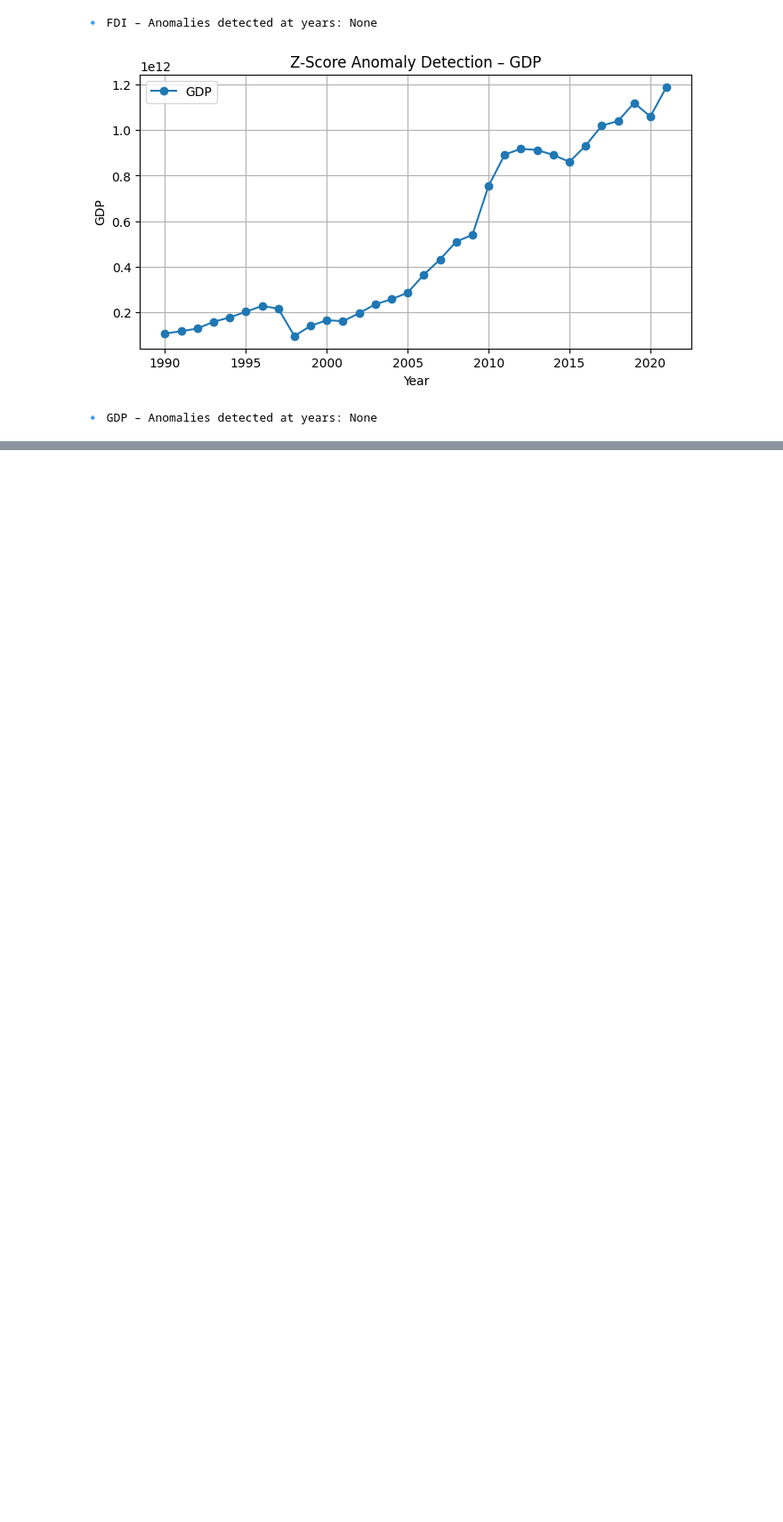
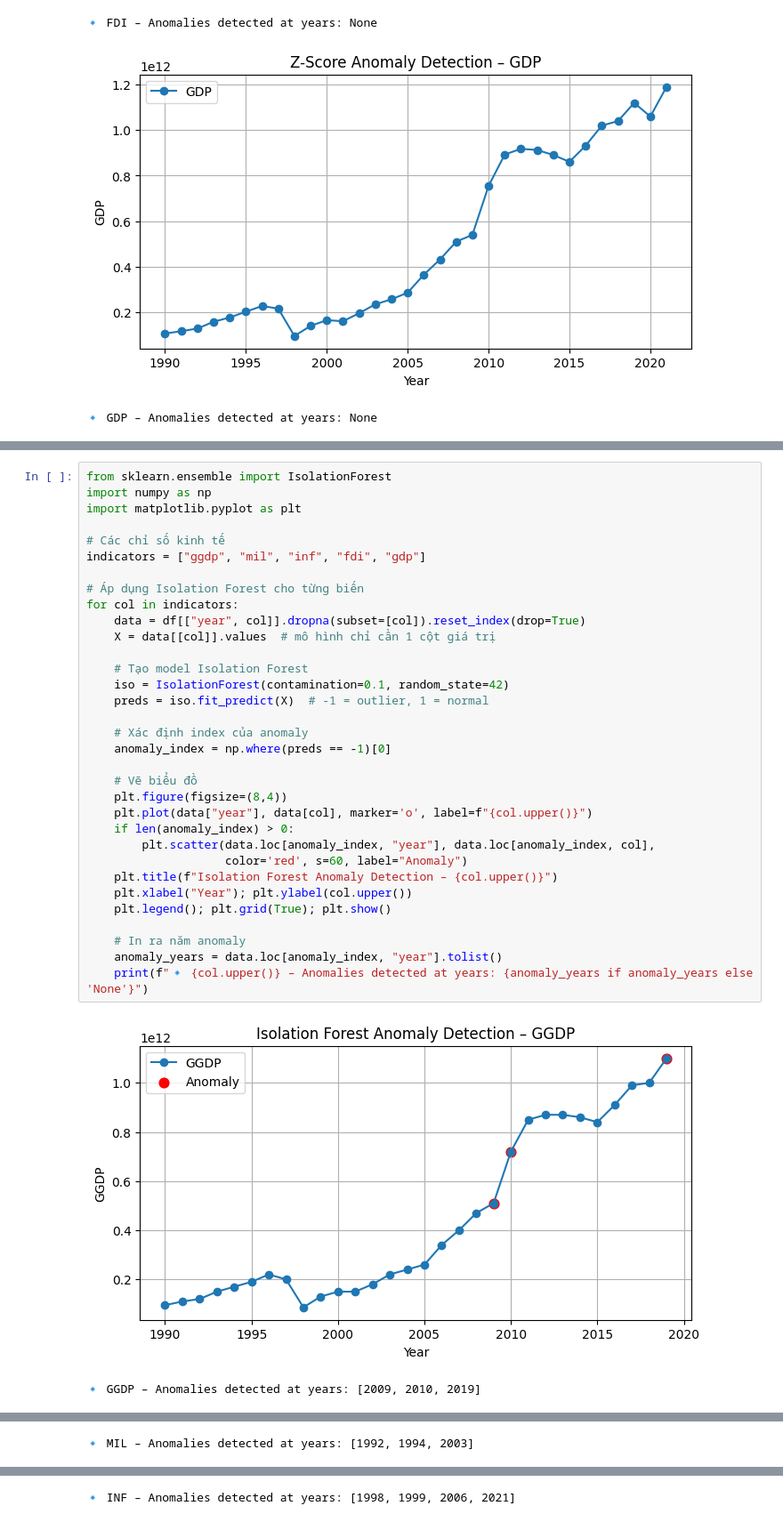
Before and after one commit to PhamDuyet-otw/Time-series, a Jupyter notebook: Part2.ipynb, the cells around one changed output, grey strips where cells are left out. Shown at 89% size. Cells and saved outputs as stored; diff of their text form; blank space fills up the shorter version.

Commit message:
add Isolation Forest part

```diff
--- a/Part2.ipynb
+++ b/Part2.ipynb
@@ -98,0 +116,36 @@ for col in indicators:
+# %%
+from sklearn.ensemble import IsolationForest
+import numpy as np
+import matplotlib.pyplot as plt
+
+# Các chỉ số kinh tế
+indicators = ["ggdp", "mil", "inf", "fdi", "gdp"]
+
+# Áp dụng Isolation Forest cho từng biến
+for col in indicators:
+    data = df[["year", col]].dropna(subset=[col]).reset_index(drop=True)
+    X = data[[col]].values  # mô hình chỉ cần 1 cột giá trị
+
+    # Tạo model Isolation Forest
+    iso = IsolationForest(contamination=0.1, random_state=42)
+    preds = iso.fit_predict(X)  # -1 = outlier, 1 = normal
+
+    # Xác định index của anomaly
+    anomaly_index = np.where(preds == -1)[0]
+
+    # Vẽ biểu đồ
+    plt.figure(figsize=(8,4))
+    plt.plot(data["year"], data[col], marker='o', label=f"{col.upper()}")
+    if len(anomaly_index) > 0:
+        plt.scatter(data.loc[anomaly_index, "year"], data.loc[anomaly_index, col],
+                    color='red', s=60, label="Anomaly")
+    plt.title(f"Isolation Forest Anomaly Detection – {col.upper()}")
+    plt.xlabel("Year"); plt.ylabel(col.upper())
+    plt.legend(); plt.grid(True); plt.show()
+
+    # In ra năm anomaly
+    anomaly_years = data.loc[anomaly_index, "year"].tolist()
+    print(f"🔹 {col.upper()} – Anomalies detected at years: {anomaly_years if anomaly_years else 'None'}")
+# %% [output]
+[figure, added]
+🔹 GGDP – Anomalies detected at years: [2009, 2010, 2019]
@@ -98,0 +153 @@ for col in indicators:
+🔹 MIL – Anomalies detected at years: [1992, 1994, 2003]
@@ -98,0 +155 @@ for col in indicators:
+🔹 INF – Anomalies detected at years: [1998, 1999, 2006, 2021]
```
Also changed, not shown: parts of 2 cells of this notebook.
